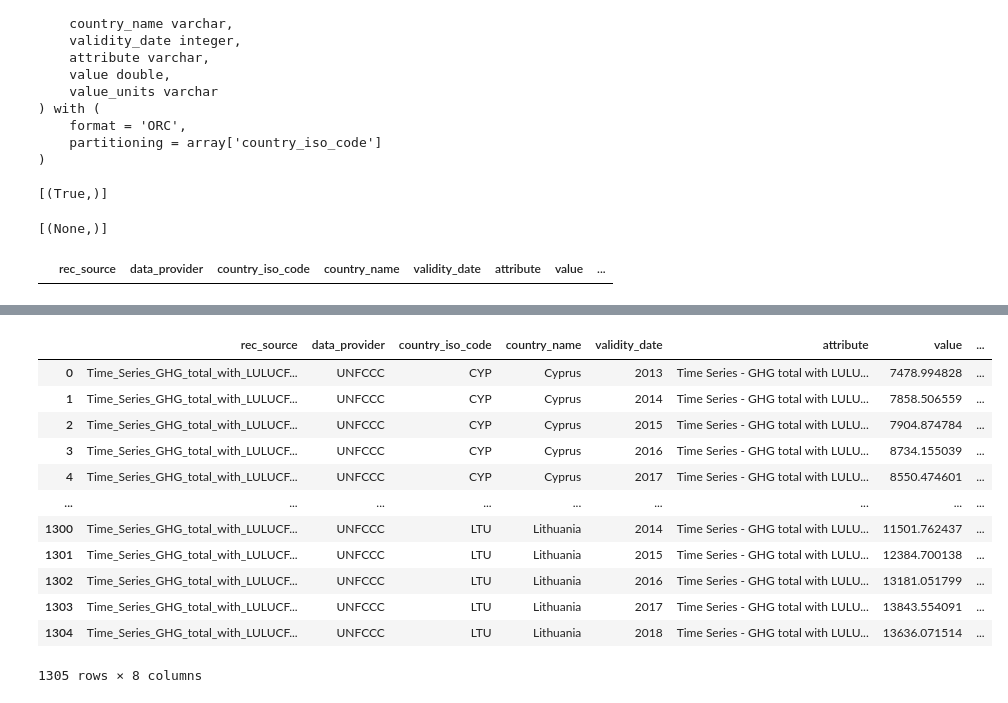
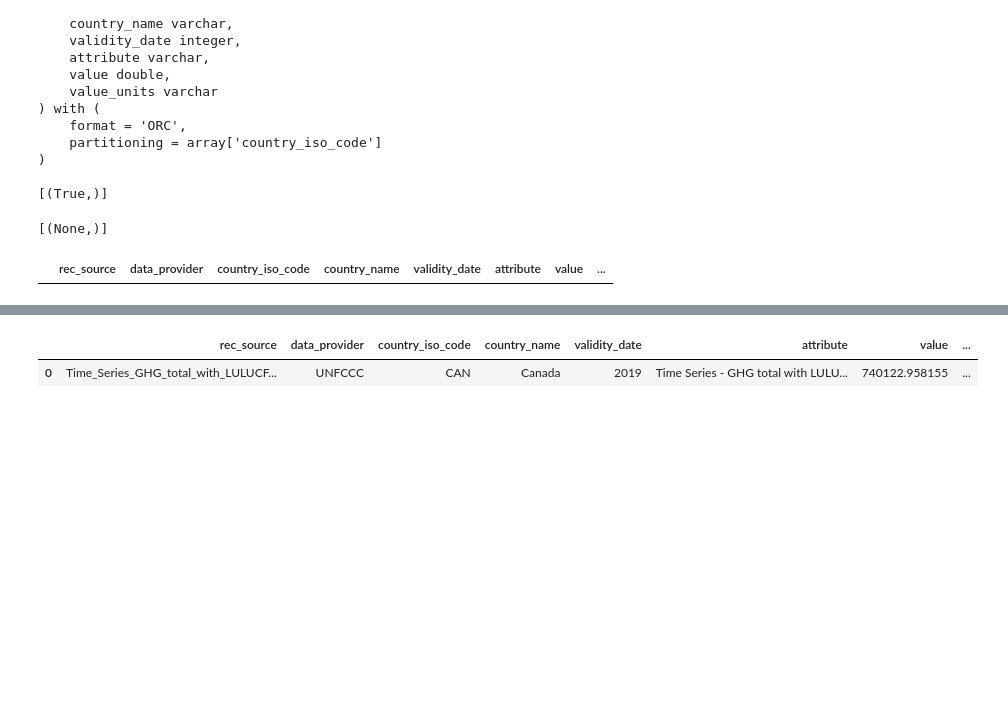
Before and after one commit to os-climate/PCAF-sovereign-footprint, a Jupyter notebook: notebooks/UNFCCC-GHG-total-with-LULUCF.ipynb, the cells around one changed output, grey strips where cells are left out. Drawn from its saved outputs; the diff is of its cells as text; code cells hidden in the pictures; blank space fills up the shorter version.

```diff
--- a/notebooks/UNFCCC-GHG-total-with-LULUCF.ipynb
+++ b/notebooks/UNFCCC-GHG-total-with-LULUCF.ipynb
@@ -238,18 +309,7 @@ batch insert result: [(305,)]
 # %%
 sql=f"""
-select * from {ingest_catalog}.{ingest_schema}.{ingest_table}"""
+select * from {ingest_catalog}.{ingest_schema}.{ingest_table} where country_iso_code='CAN' and validity_date=2019"""
 pd.read_sql(sql, engine)
 # %% [output]
 |  | rec_source | data_provider | country_iso_code | country_name | validity_date | attribute | value | ... |
-| 0 | Time_Series_GHG_total_with_LULUCF... | UNFCCC | CYP | Cyprus | 2013 | Time Series - GHG total with LULU... | 7478.994828 | ... |
-| 1 | Time_Series_GHG_total_with_LULUCF... | UNFCCC | CYP | Cyprus | 2014 | Time Series - GHG total with LULU... | 7858.506559 | ... |
-| 2 | Time_Series_GHG_total_with_LULUCF... | UNFCCC | CYP | Cyprus | 2015 | Time Series - GHG total with LULU... | 7904.874784 | ... |
-| 3 | Time_Series_GHG_total_with_LULUCF... | UNFCCC | CYP | Cyprus | 2016 | Time Series - GHG total with LULU... | 8734.155039 | ... |
-| 4 | Time_Series_GHG_total_with_LULUCF... | UNFCCC | CYP | Cyprus | 2017 | Time Series - GHG total with LULU... | 8550.474601 | ... |
-| ... | ... | ... | ... | ... | ... | ... | ... | ... |
-| 1300 | Time_Series_GHG_total_with_LULUCF... | UNFCCC | LTU | Lithuania | 2014 | Time Series - GHG total with LULU... | 11501.762437 | ... |
-| 1301 | Time_Series_GHG_total_with_LULUCF... | UNFCCC | LTU | Lithuania | 2015 | Time Series - GHG total with LULU... | 12384.700138 | ... |
-| 1302 | Time_Series_GHG_total_with_LULUCF... | UNFCCC | LTU | Lithuania | 2016 | Time Series - GHG total with LULU... | 13181.051799 | ... |
-| 1303 | Time_Series_GHG_total_with_LULUCF... | UNFCCC | LTU | Lithuania | 2017 | Time Series - GHG total with LULU... | 13843.554091 | ... |
-| 1304 | Time_Series_GHG_total_with_LULUCF... | UNFCCC | LTU | Lithuania | 2018 | Time Series - GHG total with LULU... | 13636.071514 | ... |
+| 0 | Time_Series_GHG_total_with_LULUCF... | UNFCCC | CAN | Canada | 2019 | Time Series - GHG total with LULU... | 740122.958155 | ... |
-1305 rows × 8 columns
```
Also changed, not shown: parts of 4 cells of this notebook, 5 other files.
